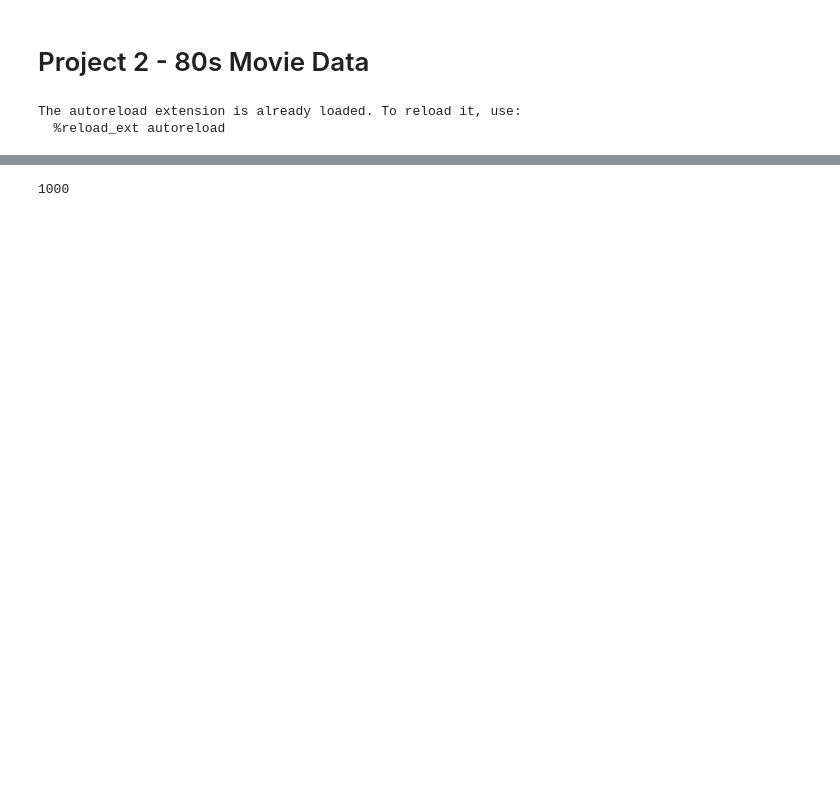
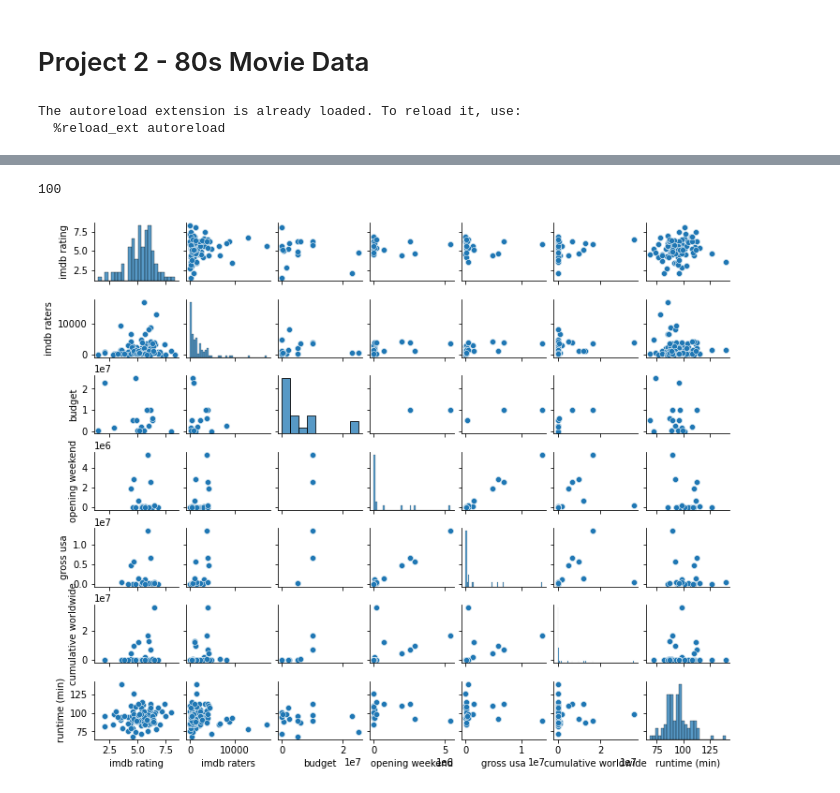
Before and after one commit to josephpcowell/cowell_proj_2, a Jupyter notebook: proj_2_notebook.ipynb, the cells around one changed output, grey strips where cells are left out. Drawn from its saved outputs; the diff is of its cells as text; code cells hidden in the pictures; blank space fills up the shorter version.

Commit message:
Collected data and ran first regression

```diff
--- a/proj_2_notebook.ipynb
+++ b/proj_2_notebook.ipynb
@@ -114,4 +20,20 @@ soup.find
+# %%
+list1 = get_movie_links(10)
+# Collect movie links
 # %%
-len(list1)
+len(list1[:100])
 # %% [output]
-1000
+100
+# %%
+movie_page_info_list = []
+for link in list1:
+    movie_page_info_list.append(get_movie_data(link))
+# Create list with all movies from movie links
+# %%
+movie_page_info = pd.DataFrame(movie_page_info_list)
+movie_page_info.set_index('movie title', inplace=True)
+# Turn list into DataFrame
+# %%
+sns.pairplot(movie_page_info, height=1.2, aspect=1.25);
+# %% [output]
+[figure, added]
```
Also changed, not shown: parts of 20 cells of this notebook, 2 other files.
